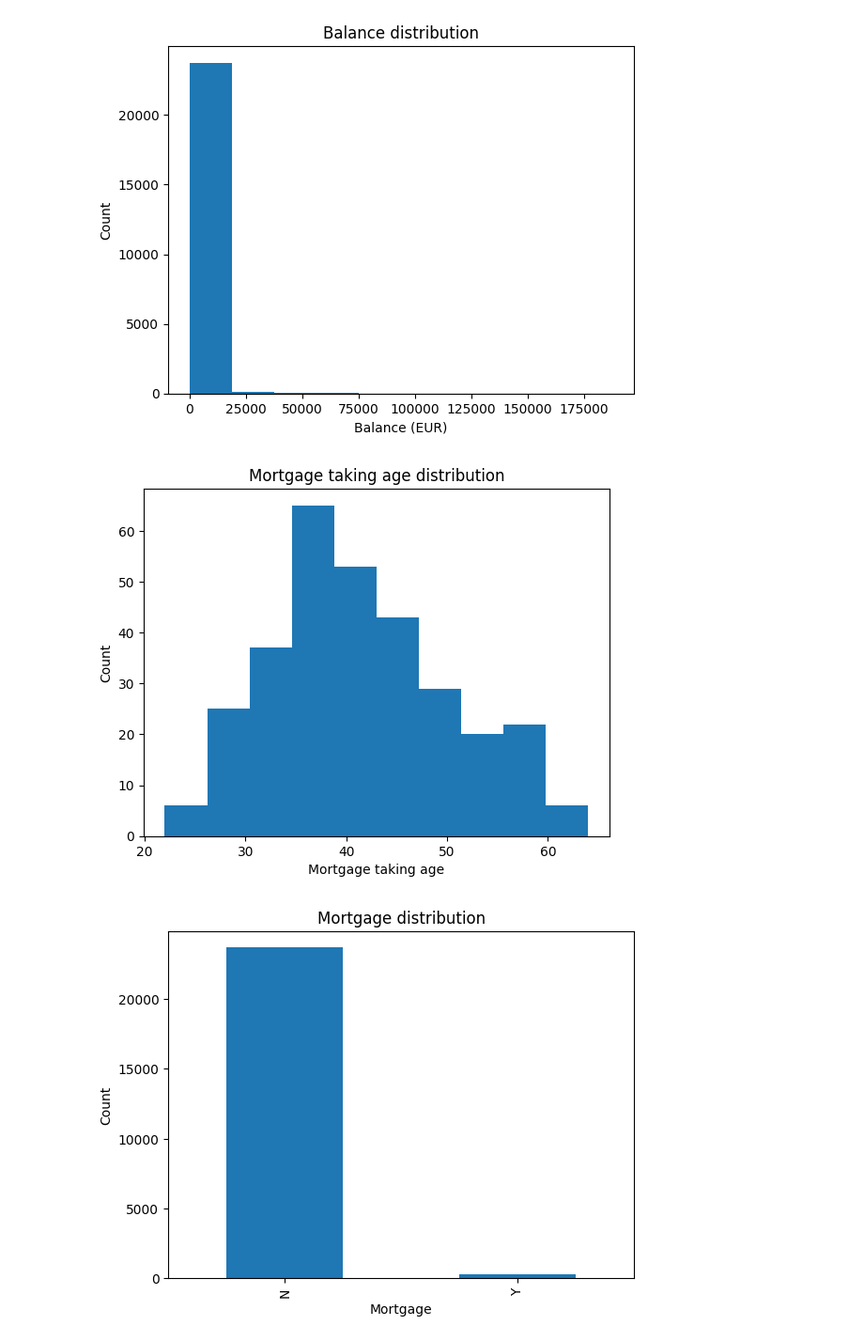
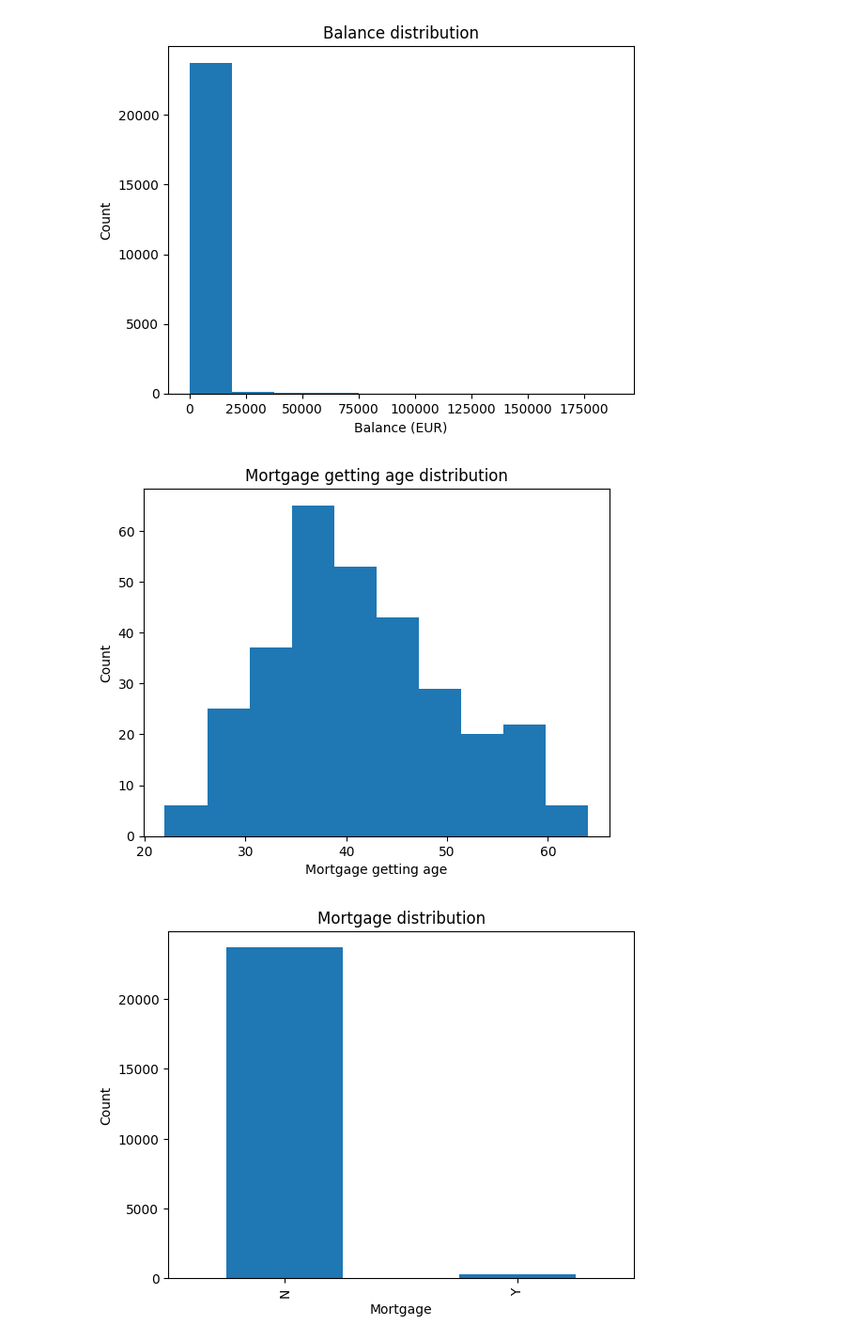
Before and after one commit to alkenderesi/mortgage-analytics, a Jupyter notebook: notebooks/2. Data cleaning.ipynb, the cells around one changed output. Shown at 94% size. Cells and saved outputs as stored; diff of their text form; code cells hidden in the pictures.

Commit message:
Refactor mortgage taking to mortgage getting

```diff
--- a/notebooks/2. Data cleaning.ipynb
+++ b/notebooks/2. Data cleaning.ipynb
@@ -39,7 +39,7 @@ column_names = {
 
 if data_path == RETAIL:
     column_names["Mortgage_YN"] = "MORTGAGE"
-    column_names["AGE_AT_ORIGINATION"] = "MORTGAGE_TAKING_AGE"
+    column_names["AGE_AT_ORIGINATION"] = "MORTGAGE_GETTING_AGE"
 
 df.rename(columns=column_names, inplace=True)
 # %% [markdown]
@@ -85,8 +85,8 @@ if data_path == RETAIL:
     # Set mortgage column type as a categorical
     df["MORTGAGE"] = df["MORTGAGE"].astype("category")
 
-    # Set mortgage taking age column type as nullable integer
-    df["MORTGAGE_TAKING_AGE"] = df["MORTGAGE_TAKING_AGE"].astype("Int64")
+    # Set mortgage getting age column type as nullable integer
+    df["MORTGAGE_GETTING_AGE"] = df["MORTGAGE_GETTING_AGE"].astype("Int64")
 # %% [markdown]
 ### Setting future dates as NaT (Not a Time)
 # %%
@@ -267,9 +267,9 @@ df["BALANCE"].plot(kind="hist", title="Balance distribution", xlabel="Balance (E
 [figure]
 # %%
 if data_path == RETAIL:
-    df["MORTGAGE_TAKING_AGE"].plot(kind="hist", title="Mortgage taking age distribution", xlabel="Mortgage taking age", ylabel="Count")
+    df["MORTGAGE_GETTING_AGE"].plot(kind="hist", title="Mortgage getting age distribution", xlabel="Mortgage getting age", ylabel="Count")
 # %% [output]
-[figure, old version]
+[figure, new version]
 # %%
 if data_path == RETAIL:
     df["MORTGAGE"].value_counts(dropna=False).plot(kind="bar", title="Mortgage distribution", xlabel="Mortgage", ylabel="Count")
```
Also changed, not shown: parts of 6 cells of this notebook, 1 other file.
